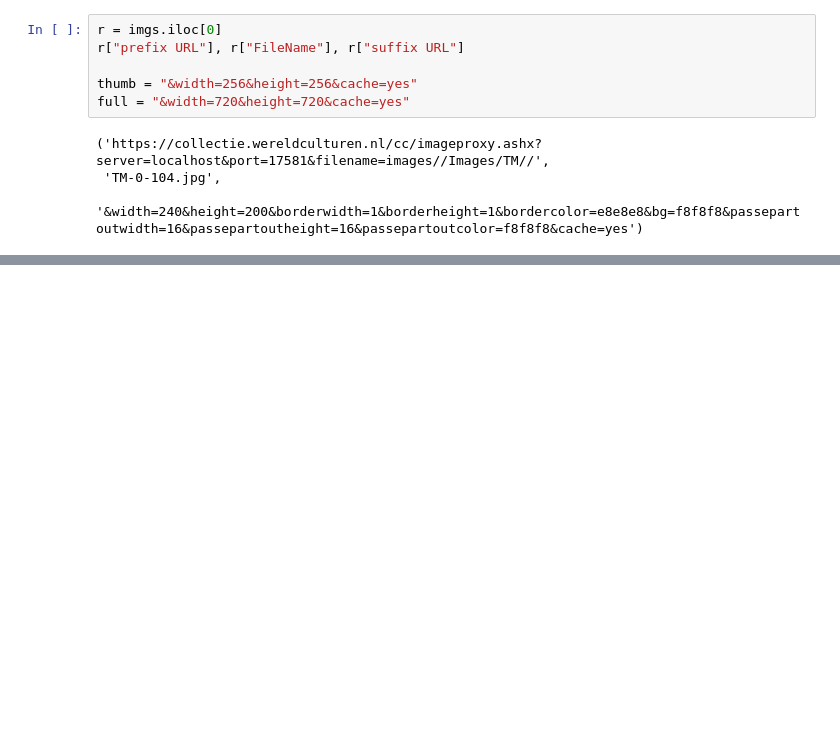
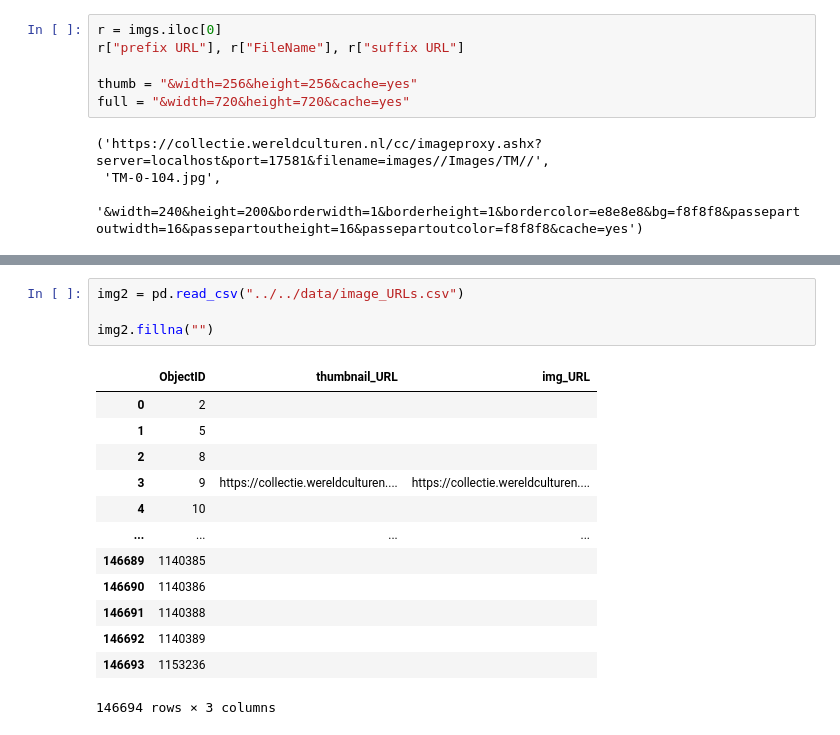
Before and after one commit to valevo/SABIO, a Jupyter notebook: backend/v0_4/dev.ipynb, the cells around one changed output, grey strips where cells are left out. Saved outputs shown, nothing was run; the diff lists cells and outputs as text; blank space fills up the shorter version.

Commit message:
uploading image source

```diff
--- a/backend/v0_4/dev.ipynb
+++ b/backend/v0_4/dev.ipynb
@@ -423,0 +408,18 @@ Name: Thumbnail, Length: 146694, dtype: object
+# %%
+img2 = pd.read_csv("../../data/image_URLs.csv")
+
+img2.fillna("")
+# %% [output]
+|  | ObjectID | thumbnail_URL | img_URL |
+| 0 | 2 |  |  |
+| 1 | 5 |  |  |
+| 2 | 8 |  |  |
+| 3 | 9 | https://collectie.wereldculturen.... | https://collectie.wereldculturen.... |
+| 4 | 10 |  |  |
+| ... | ... | ... | ... |
+| 146689 | 1140385 |  |  |
+| 146690 | 1140386 |  |  |
+| 146691 | 1140388 |  |  |
+| 146692 | 1140389 |  |  |
+| 146693 | 1153236 |  |  |
+146694 rows × 3 columns
```
Also changed, not shown: parts of 13 cells of this notebook, 1 other file.
